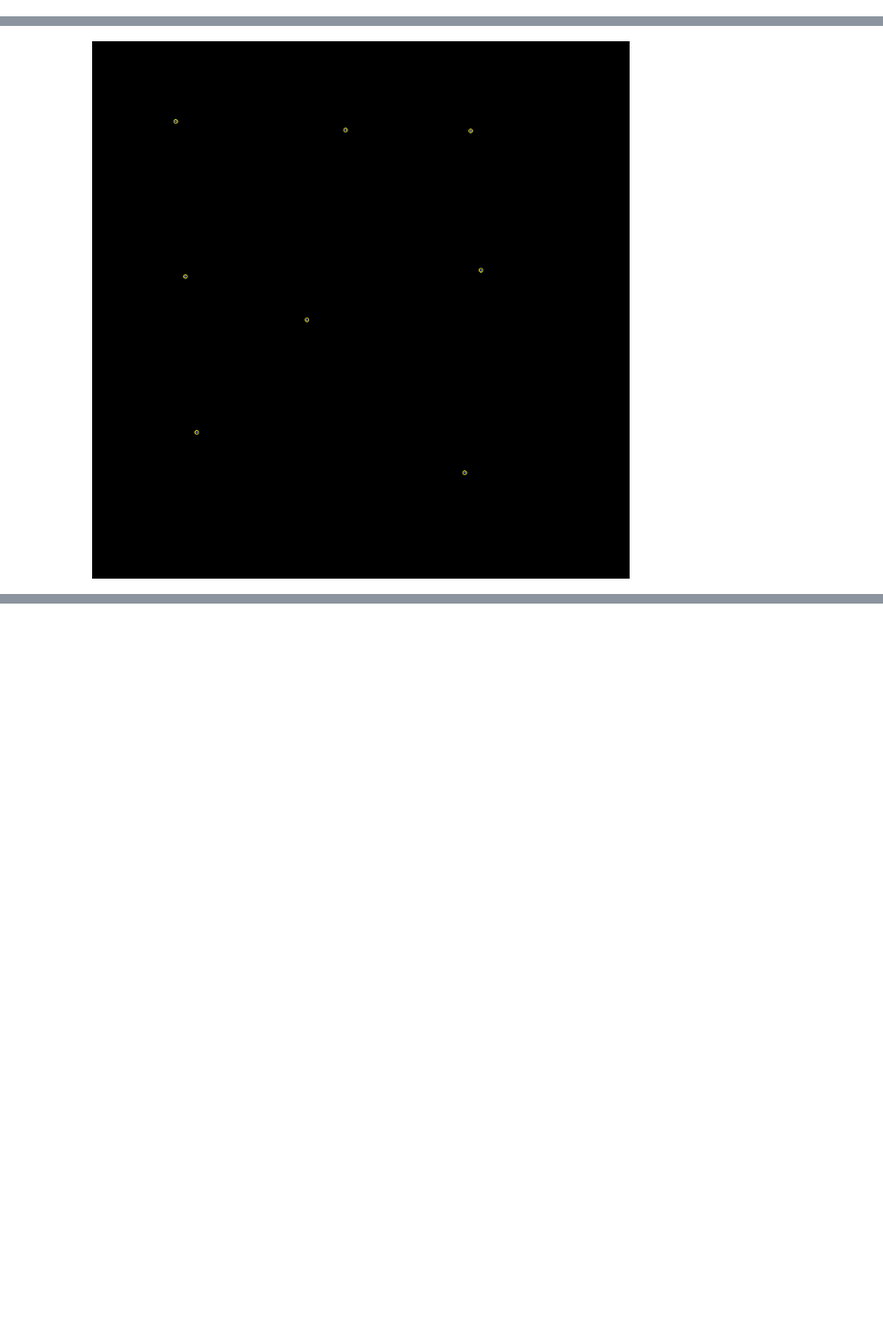
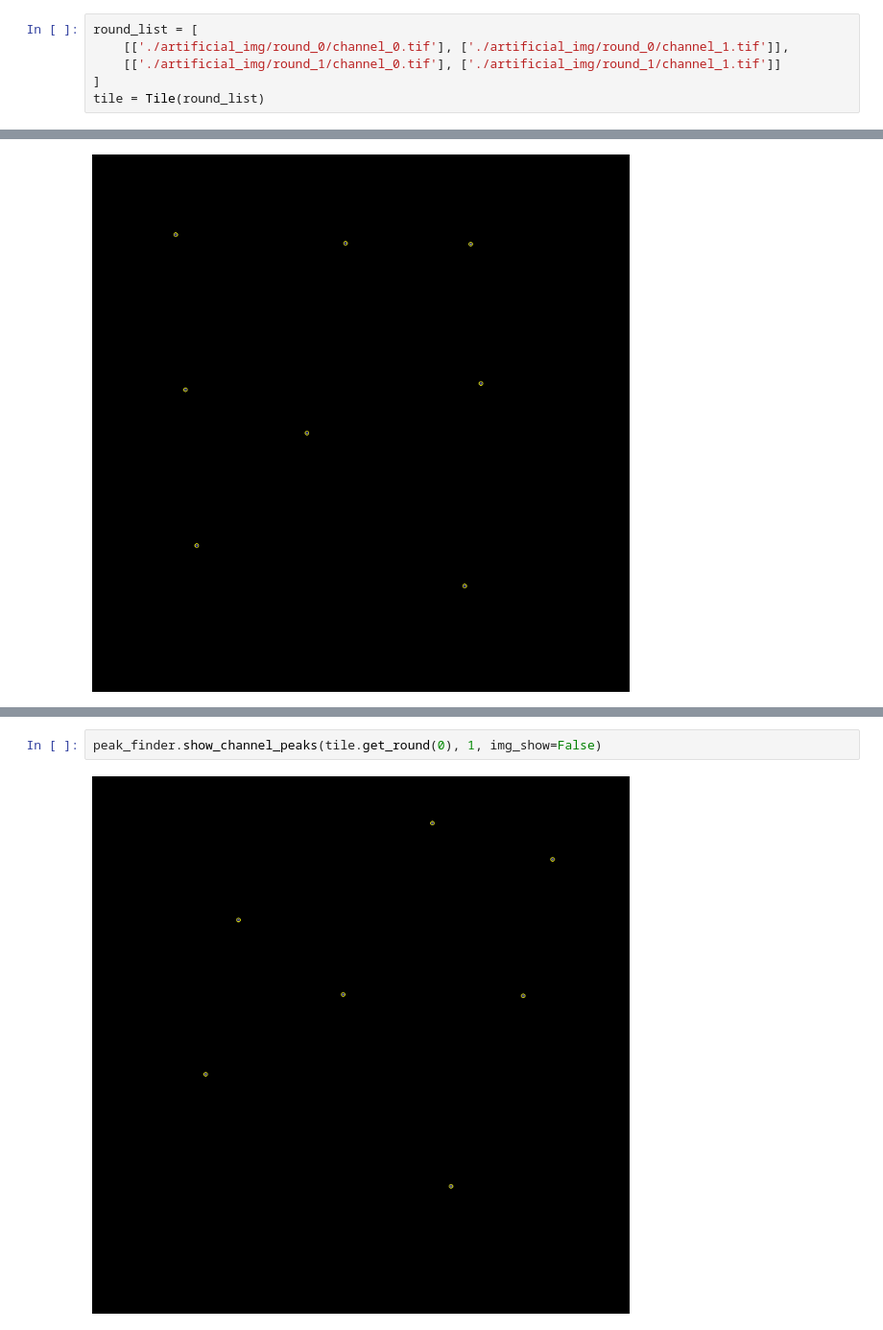
Before and after one commit to 13hannes11/situr, a Jupyter notebook: notebook/tile_demo_test.ipynb, the cells around one changed output, grey strips where cells are left out. Shown at 96% size. Saved outputs shown, nothing was run; the diff lists cells and outputs as text; blank space fills up the shorter version.

```diff
--- a/notebook/tile_demo_test.ipynb
+++ b/notebook/tile_demo_test.ipynb
@@ -7,0 +14,6 @@ round_list = [[['./artificial_img/original.tif']], [['./artificial_img/rotated.t
+# %%
+round_list = [
+    [['./artificial_img/round_0/channel_0.tif'], ['./artificial_img/round_0/channel_1.tif']],
+    [['./artificial_img/round_1/channel_0.tif'], ['./artificial_img/round_1/channel_1.tif']]
+]
+tile = Tile(round_list)
@@ -21,3 +56,7 @@ peak_finder.show_channel_peaks(tile.get_round(0), 0, img_show=False)
+# %%
+peak_finder.show_channel_peaks(tile.get_round(0), 1, img_show=False)
+# %% [output]
+[figure, added]
 # %%
 peak_finder.show_channel_peaks(tile.get_round(1), 0, img_show=False)
 # %% [output]
```
Also changed, not shown: parts of 14 cells of this notebook, 5 other files.
